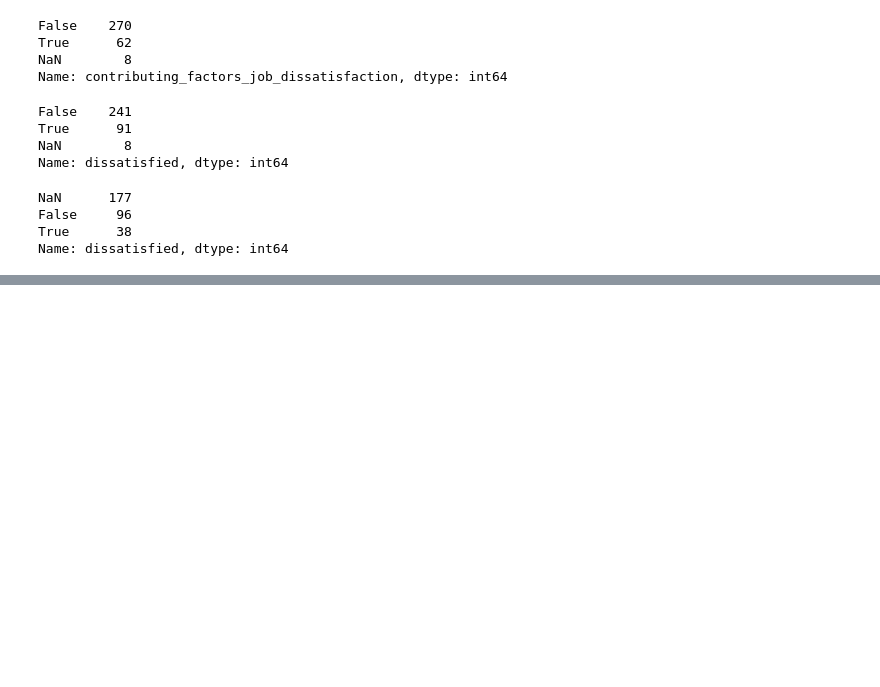
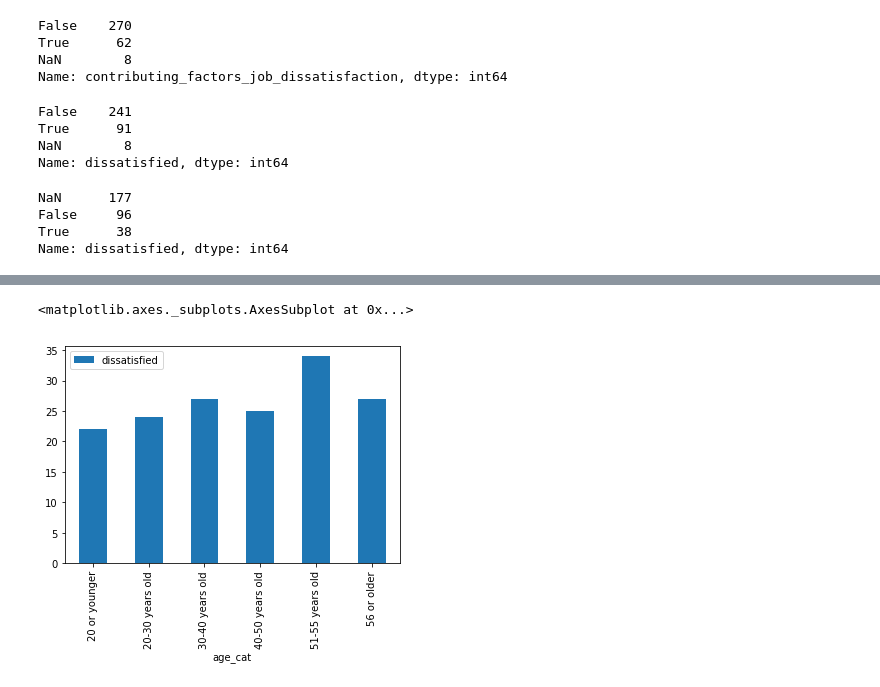
Before and after one commit to eugene-petrash/employees-resigning, a Jupyter notebook: main.ipynb, the cells around one changed output, grey strips where cells are left out. Cells and saved outputs as stored; diff of their text form; code cells hidden in the pictures; blank space fills up the shorter version.

```diff
--- a/main.ipynb
+++ b/main.ipynb
@@ -526,0 +829,5 @@ Name: dissatisfied, dtype: int64
+# %%
+pv_age.plot(kind="bar")
+# %% [output]
+<matplotlib.axes._subplots.AxesSubplot at 0x...>
+[figure, added]
```
Also changed, not shown: parts of 33 cells of this notebook.
